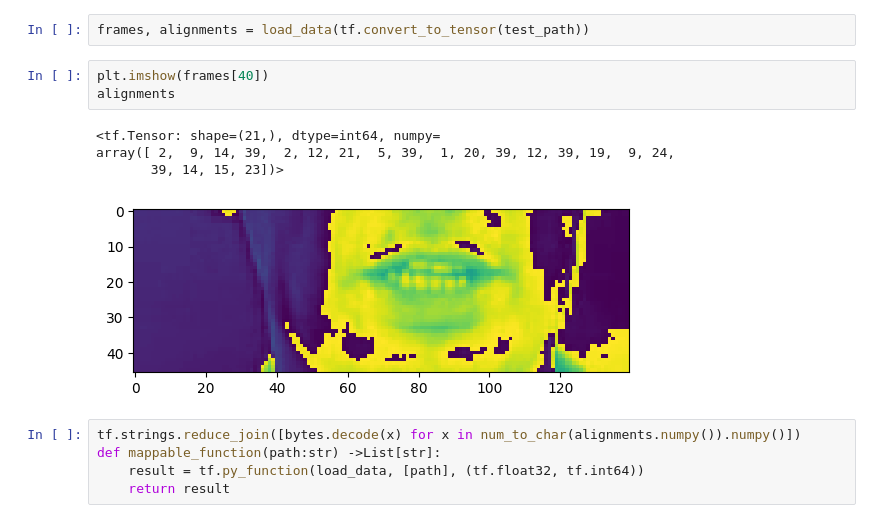
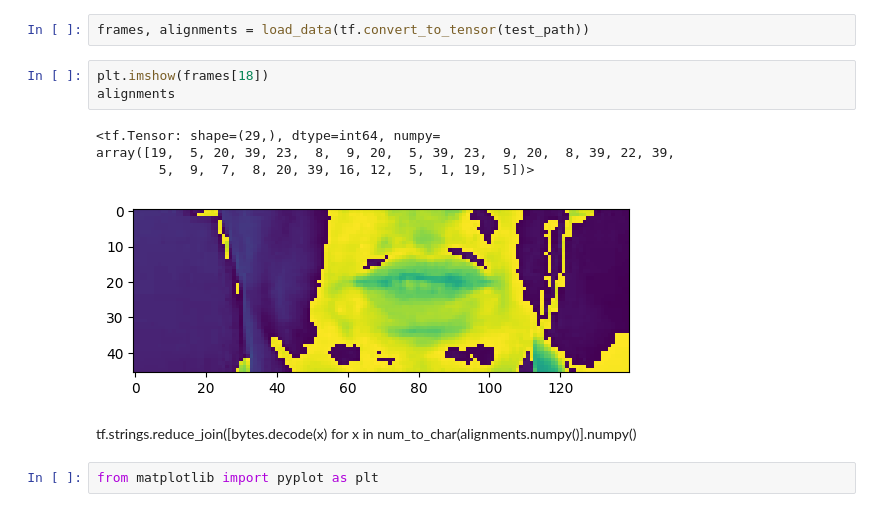
Before and after one commit to 5r33kanth/LEARN.PY, a Jupyter notebook: My_Lip_Reading_Project.ipynb, the cells around one changed output. Drawn from its saved outputs; the diff is of its cells as text.

```diff
--- a/My_Lip_Reading_Project.ipynb
+++ b/My_Lip_Reading_Project.ipynb
@@ -155,15 +155,14 @@ tf.convert_to_tensor(test_path).numpy().decode('utf-8').split('\\')[-1].split('.
 # %%
 frames, alignments = load_data(tf.convert_to_tensor(test_path))
 # %%
-plt.imshow(frames[40])
+plt.imshow(frames[18])
 alignments
 # %% [output]
-<tf.Tensor: shape=(21,), dtype=int64, numpy=
-array([ 2,  9, 14, 39,  2, 12, 21,  5, 39,  1, 20, 39, 12, 39, 19,  9, 24,
-       39, 14, 15, 23])>
+<tf.Tensor: shape=(29,), dtype=int64, numpy=
+array([19,  5, 20, 39, 23,  8,  9, 20,  5, 39, 23,  9, 20,  8, 39, 22, 39,
+        5,  9,  7,  8, 20, 39, 16, 12,  5,  1, 19,  5])>
-[figure, old version]
+[figure, new version]
-# %%
-tf.strings.reduce_join([bytes.decode(x) for x in num_to_char(alignments.numpy()).numpy()])
-def mappable_function(path:str) ->List[str]:
-    result = tf.py_function(load_data, [path], (tf.float32, tf.int64))
-    return result
+# %% [markdown]
+  tf.strings.reduce_join([bytes.decode(x) for x in num_to_char(alignments.numpy()].numpy()
+# %%
+from matplotlib import pyplot as plt
```
